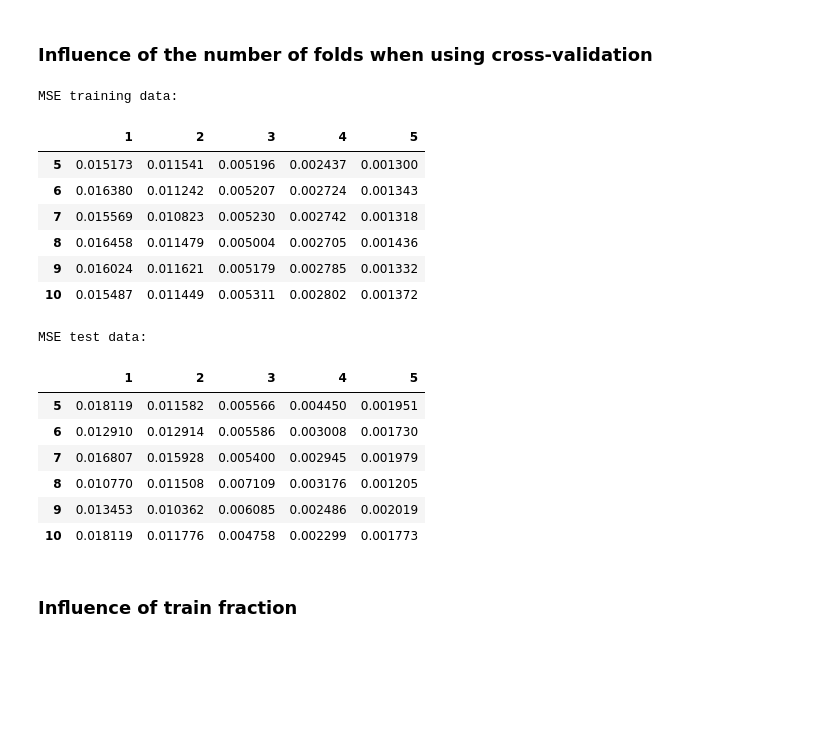
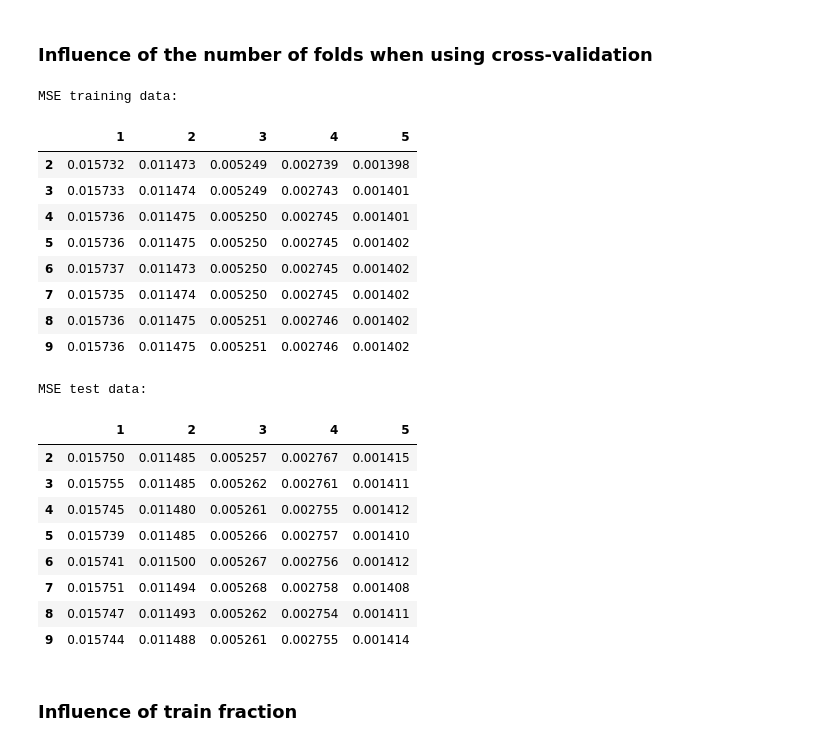
Before and after one commit to am-kaiser/CompSci-Project-1, a Jupyter notebook: examples/OLS.ipynb, the cells around one changed output. Cells and saved outputs as stored; diff of their text form; code cells hidden in the pictures; blank space fills up the shorter version.

```diff
--- a/examples/OLS.ipynb
+++ b/examples/OLS.ipynb
@@ -117,45 +205,52 @@ def create_heatmap(data, axis, title=None):
 # %%
 # Fit model for different polynomial orders and different amount of folds
 max_order = 5
 orders = range(1, max_order+1)
 
-cross_val_folds = range(5, 11)
+cross_val_folds = range(2, 10)
 
 MSE_train = np.empty([len(cross_val_folds), max_order])
 MSE_test = np.empty([len(cross_val_folds), max_order])
 
 
 for folds_idx, n_folds in enumerate(cross_val_folds):
     for order_idx, order in enumerate(orders):
-        _, _, _, MSE_train[folds_idx, order_idx], MSE_test[folds_idx, order_idx], _, _ = ordinary_least_squares.perform_OLS(x1, x2, y, order,
-                                                                                                                            train_frac=0.8,
-                                                                                                                            cross_val=True,
-                                                                                                                            num_fold=n_folds,
-                                                                                                                            bootstrap=False)
-MSE_train_cross_df = pd.DataFrame(data=MSE_train, index=cross_val_folds, columns=orders)
-MSE_test_cross_df = pd.DataFrame(data=MSE_test, index=cross_val_folds, columns=orders)
+        MSE_train[folds_idx, order_idx], MSE_test[folds_idx, order_idx], _, _ = ordinary_least_squares.perform_OLS_cross_val(x1,
+                                                                                                                             x2,
+                                                                                                                             y,
+                                                                                                                             order,
+                                                                                                                             num_fold=n_folds)
+
+MSE_train_cross_df = pd.DataFrame(
+    data=MSE_train, index=cross_val_folds, columns=orders)
+MSE_test_cross_df = pd.DataFrame(
+    data=MSE_test, index=cross_val_folds, columns=orders)
 
 print("MSE training data:")
 display(MSE_train_cross_df)
 print("MSE test data:")
 display(MSE_test_cross_df)
 # %% [output]
 MSE training data:
 |  | 1 | 2 | 3 | 4 | 5 |
-| 5 | 0.015173 | 0.011541 | 0.005196 | 0.002437 | 0.001300 |
-| 6 | 0.016380 | 0.011242 | 0.005207 | 0.002724 | 0.001343 |
-| 7 | 0.015569 | 0.010823 | 0.005230 | 0.002742 | 0.001318 |
-| 8 | 0.016458 | 0.011479 | 0.005004 | 0.002705 | 0.001436 |
-| 9 | 0.016024 | 0.011621 | 0.005179 | 0.002785 | 0.001332 |
-| 10 | 0.015487 | 0.011449 | 0.005311 | 0.002802 | 0.001372 |
+| 2 | 0.015732 | 0.011473 | 0.005249 | 0.002739 | 0.001398 |
+| 3 | 0.015733 | 0.011474 | 0.005249 | 0.002743 | 0.001401 |
+| 4 | 0.015736 | 0.011475 | 0.005250 | 0.002745 | 0.001401 |
+| 5 | 0.015736 | 0.011475 | 0.005250 | 0.002745 | 0.001402 |
+| 6 | 0.015737 | 0.011473 | 0.005250 | 0.002745 | 0.001402 |
+| 7 | 0.015735 | 0.011474 | 0.005250 | 0.002745 | 0.001402 |
+| 8 | 0.015736 | 0.011475 | 0.005251 | 0.002746 | 0.001402 |
+| 9 | 0.015736 | 0.011475 | 0.005251 | 0.002746 | 0.001402 |
 MSE test data:
 |  | 1 | 2 | 3 | 4 | 5 |
-| 5 | 0.018119 | 0.011582 | 0.005566 | 0.004450 | 0.001951 |
-| 6 | 0.012910 | 0.012914 | 0.005586 | 0.003008 | 0.001730 |
-| 7 | 0.016807 | 0.015928 | 0.005400 | 0.002945 | 0.001979 |
-| 8 | 0.010770 | 0.011508 | 0.007109 | 0.003176 | 0.001205 |
-| 9 | 0.013453 | 0.010362 | 0.006085 | 0.002486 | 0.002019 |
-| 10 | 0.018119 | 0.011776 | 0.004758 | 0.002299 | 0.001773 |
+| 2 | 0.015750 | 0.011485 | 0.005257 | 0.002767 | 0.001415 |
+| 3 | 0.015755 | 0.011485 | 0.005262 | 0.002761 | 0.001411 |
+| 4 | 0.015745 | 0.011480 | 0.005261 | 0.002755 | 0.001412 |
+| 5 | 0.015739 | 0.011485 | 0.005266 | 0.002757 | 0.001410 |
+| 6 | 0.015741 | 0.011500 | 0.005267 | 0.002756 | 0.001412 |
+| 7 | 0.015751 | 0.011494 | 0.005268 | 0.002758 | 0.001408 |
+| 8 | 0.015747 | 0.011493 | 0.005262 | 0.002754 | 0.001411 |
+| 9 | 0.015744 | 0.011488 | 0.005261 | 0.002755 | 0.001414 |
 # %% [markdown]
 ### Influence of train fraction
 # %%
```
Also changed, not shown: parts of 21 cells of this notebook, 3 other files.
